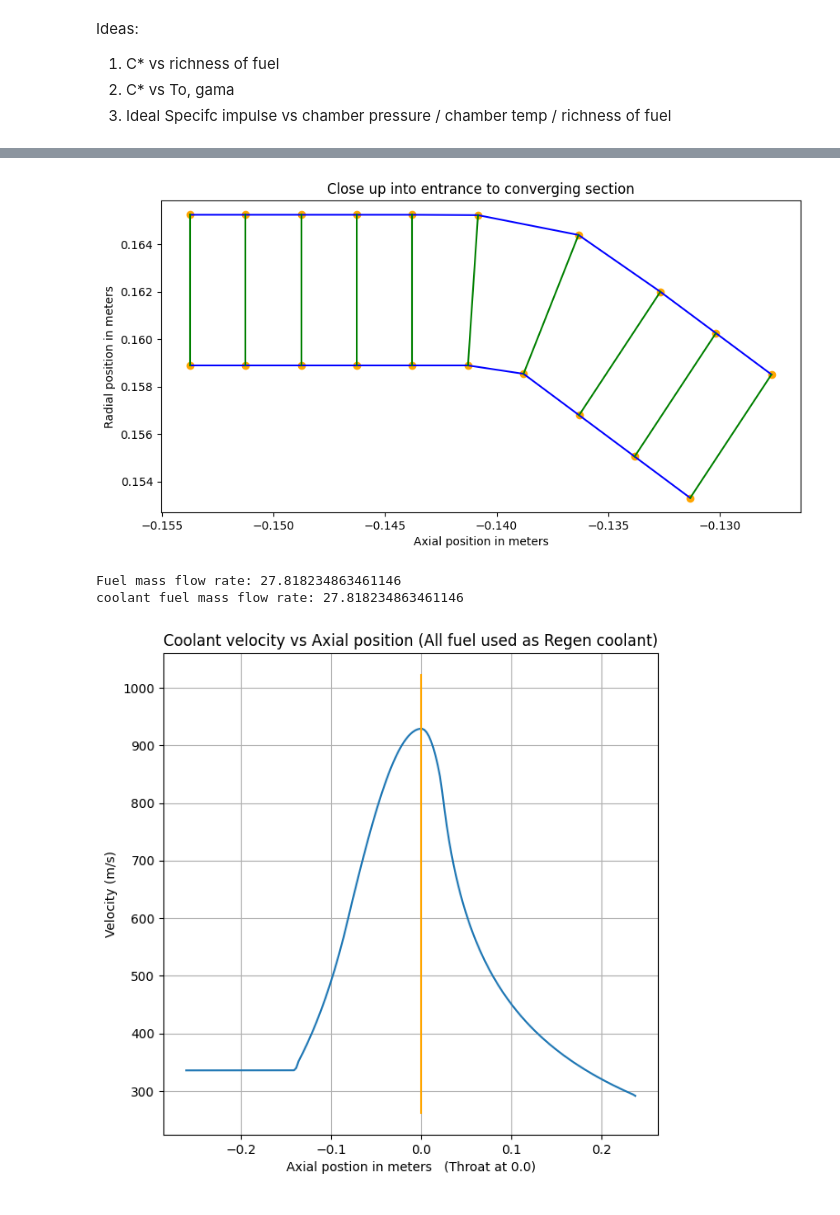
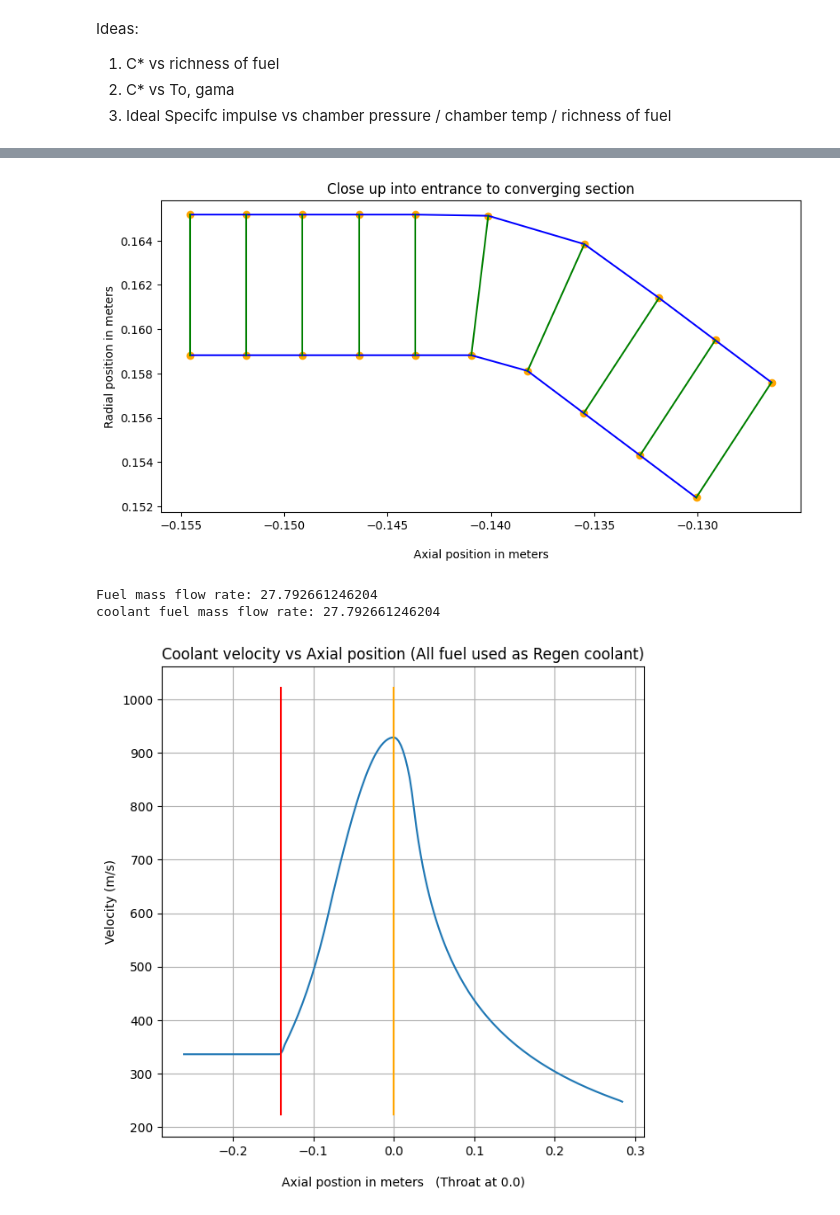
Before and after one commit to mikeortiz5190/Basic-Portfolio, a Jupyter notebook: Nozzle_Design_Code_6_One_trapizoid_node_Segments_ALL_LAYERS_Implicit_Opposite_flow_cooling_.ipynb, the cells around one changed output, grey strips where cells are left out. Drawn from its saved outputs; the diff is of its cells as text; code cells hidden in the pictures.

```diff
--- a/Nozzle_Design_Code_6_One_trapizoid_node_Segments_ALL_LAYERS_Implicit_Opposite_flow_cooling_.ipynb
+++ b/Nozzle_Design_Code_6_One_trapizoid_node_Segments_ALL_LAYERS_Implicit_Opposite_flow_cooling_.ipynb
@@ -66,7 +66,7 @@ R_universal = 8314.46
 R = R_universal/M
 
 #Atmospheric pressure at design conditions:
-p2_design = 30000 #9144 meters, height of mt everest
+p2_design = 20000
 Pressure_ratio = p2_design/Po
 print(f'Pressure Ratio: {Pressure_ratio}')
 
@@ -607,43 +609,44 @@ for i in range(t1,t2):
   plt.plot([nodes_x[i], outer_x[i]], [nodes_y[i], outer_y[i]], color = 'green')
 
 plt.title('Close up into entrance to converging section')
-plt.xlabel('Axial position in meters')
+plt.xlabel('\nAxial position in meters')
 plt.ylabel('Radial position in meters')
 
 #plt.grid()
 plt.show()
 # %% [output]
-[figure, old version]
+[figure, new version]
 # %%
 # COOLANT VELOCITY THROUGH REGEN JACKET
 #################################################################################
 coolant_velocity = []
 Liquid_meth_density = 0.657
 percentage_of_total_mdot_meth = 1
 coolant_m_dot_meth = percentage_of_total_mdot_meth*m_dot_Meth
 print(f'Fuel mass flow rate: {m_dot_Meth}')
 print(f'coolant fuel mass flow rate: {coolant_m_dot_meth}')
 for i in range(len(nodes_x)):
   s=np.sqrt((inner_liner_x[i] - outer_x[i])**2 + (inner_liner_y[i] - outer_y[i])**2)
   #coolant_velocity.append((coolant_m_dot_meth) / (Liquid_meth_density*np.pi*s*(inner_liner_y[i] + outer_y[i])))
   coolant_velocity.append((coolant_m_dot_meth) / (Liquid_meth_density*np.pi*outer_y[i]*np.sqrt(inner_liner_y[i]**2 + outer_y[i]**2)))
 
 figure(figsize=(7, 7), dpi=100)
 plt.plot(nodes_x,coolant_velocity)
 plt.plot([0,0],[0.9*min(coolant_velocity), 1.1*max(coolant_velocity)], color = 'orange')
+plt.plot([nodes_x[end_of_chamber_index],nodes_x[end_of_chamber_index]],[0.9*min(coolant_velocity), 1.1*max(coolant_velocity)], color = 'red')
 plt.grid()
 percentage = percentage_of_total_mdot_meth*100
 if percentage == 1:
   plt.title(f'Coolant velocity vs Axial position at {percentage}% of the total fuel mass flow rate')
 else:
   plt.title(f'Coolant velocity vs Axial position (All fuel used as Regen coolant)')
 plt.ylabel('Velocity (m/s)')
-plt.xlabel('Axial postion in meters   (Throat at 0.0)')
+plt.xlabel('\nAxial postion in meters   (Throat at 0.0)')
 plt.show()
 # %% [output]
-Fuel mass flow rate: 27.818234863461146
-coolant fuel mass flow rate: 27.818234863461146
+Fuel mass flow rate: 27.792661246204
+coolant fuel mass flow rate: 27.792661246204
-[figure, old version]
+[figure, new version]
 # %%
 #Solver for Transient Temp
 
```
Also changed, not shown: parts of 21 cells of this notebook.
